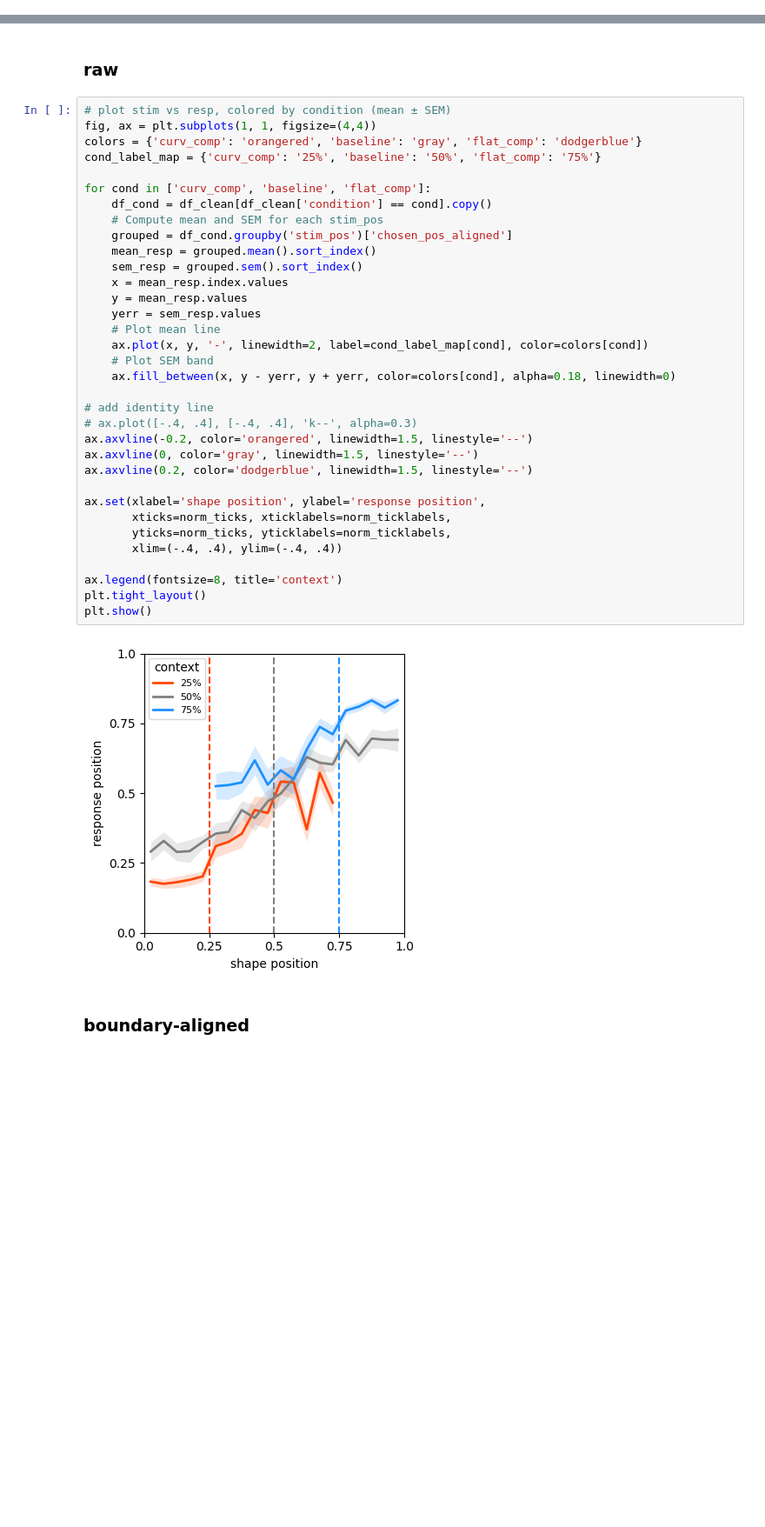
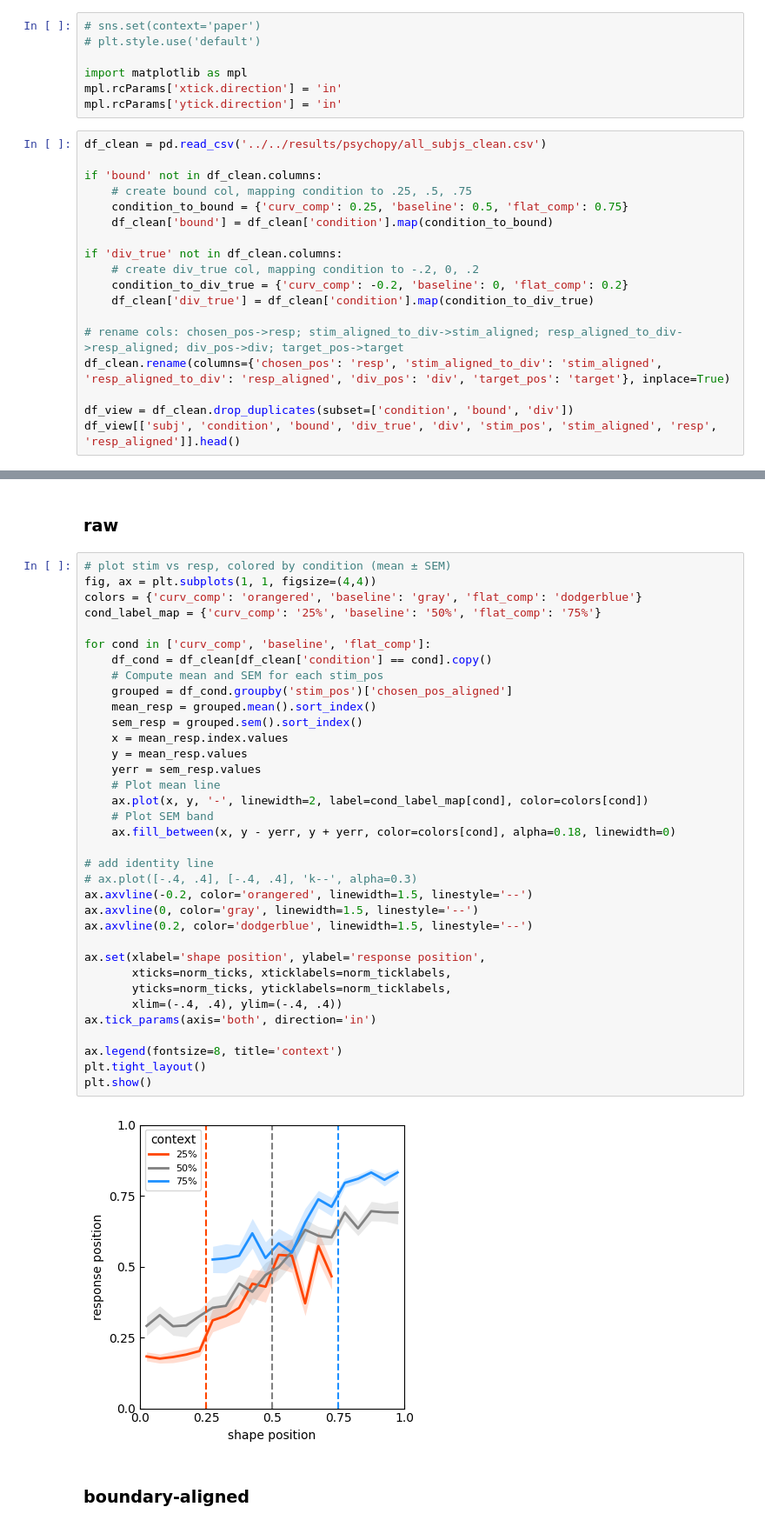
Before and after one commit to siyer7/asymmetry_design, a Jupyter notebook: code/python/beh_boundary.ipynb, the cells around one changed output, grey strips where cells are left out. Shown at 87% size. Cells and saved outputs as stored; diff of their text form; blank space fills up the shorter version.

```diff
--- a/code/python/beh_boundary.ipynb
+++ b/code/python/beh_boundary.ipynb
@@ -27,0 +7,25 @@ df_clean
+# %%
+# sns.set(context='paper')
+# plt.style.use('default')
+
+import matplotlib as mpl
+mpl.rcParams['xtick.direction'] = 'in'
+mpl.rcParams['ytick.direction'] = 'in'
+# %%
+df_clean = pd.read_csv('../../results/psychopy/all_subjs_clean.csv')
+
+if 'bound' not in df_clean.columns:
+    # create bound col, mapping condition to .25, .5, .75
+    condition_to_bound = {'curv_comp': 0.25, 'baseline': 0.5, 'flat_comp': 0.75}
+    df_clean['bound'] = df_clean['condition'].map(condition_to_bound)
+
+if 'div_true' not in df_clean.columns:
+    # create div_true col, mapping condition to -.2, 0, .2
+    condition_to_div_true = {'curv_comp': -0.2, 'baseline': 0, 'flat_comp': 0.2}
+    df_clean['div_true'] = df_clean['condition'].map(condition_to_div_true)
+
+# rename cols: chosen_pos->resp; stim_aligned_to_div->stim_aligned; resp_aligned_to_div->resp_aligned; div_pos->div; target_pos->target
+df_clean.rename(columns={'chosen_pos': 'resp', 'stim_aligned_to_div': 'stim_aligned', 'resp_aligned_to_div': 'resp_aligned', 'div_pos': 'div', 'target_pos': 'target'}, inplace=True)
+
+df_view = df_clean.drop_duplicates(subset=['condition', 'bound', 'div'])
+df_view[['subj', 'condition', 'bound', 'div_true', 'div', 'stim_pos', 'stim_aligned', 'resp', 'resp_aligned']].head()
@@ -172,34 +192,35 @@ cond_label_map = {'curv_comp': '25%', 'baseline': '50%', 'flat_comp': '75%'}
 
 for cond in ['curv_comp', 'baseline', 'flat_comp']:
     df_cond = df_clean[df_clean['condition'] == cond].copy()
     # Compute mean and SEM for each stim_pos
     grouped = df_cond.groupby('stim_pos')['chosen_pos_aligned']
     mean_resp = grouped.mean().sort_index()
     sem_resp = grouped.sem().sort_index()
     x = mean_resp.index.values
     y = mean_resp.values
     yerr = sem_resp.values
     # Plot mean line
     ax.plot(x, y, '-', linewidth=2, label=cond_label_map[cond], color=colors[cond])
     # Plot SEM band
     ax.fill_between(x, y - yerr, y + yerr, color=colors[cond], alpha=0.18, linewidth=0)
 
 # add identity line
 # ax.plot([-.4, .4], [-.4, .4], 'k--', alpha=0.3)
 ax.axvline(-0.2, color='orangered', linewidth=1.5, linestyle='--')
 ax.axvline(0, color='gray', linewidth=1.5, linestyle='--')
 ax.axvline(0.2, color='dodgerblue', linewidth=1.5, linestyle='--')
 
 ax.set(xlabel='shape position', ylabel='response position',
        xticks=norm_ticks, xticklabels=norm_ticklabels,
        yticks=norm_ticks, yticklabels=norm_ticklabels,
        xlim=(-.4, .4), ylim=(-.4, .4))
+ax.tick_params(axis='both', direction='in')
 
 ax.legend(fontsize=8, title='context')
 plt.tight_layout()
 plt.show()
 # %% [output]
-[figure, old version]
+[figure, new version]
 # %% [markdown]
 ### boundary-aligned
 # %%
```
Also changed, not shown: parts of 13 cells of this notebook, 3 other files.
